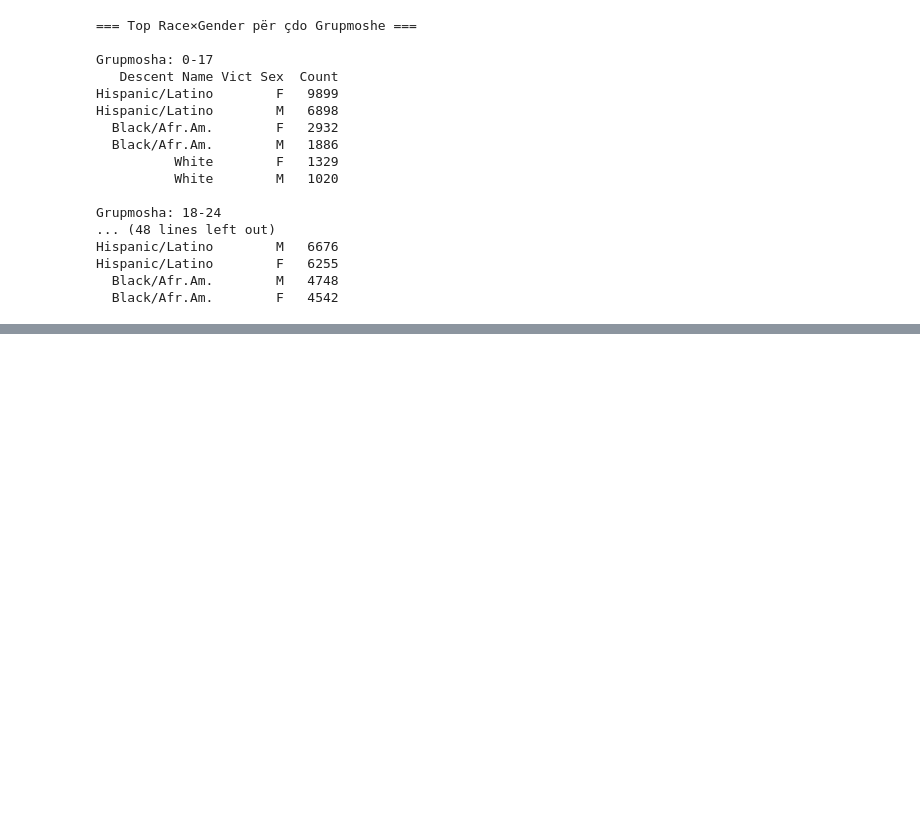
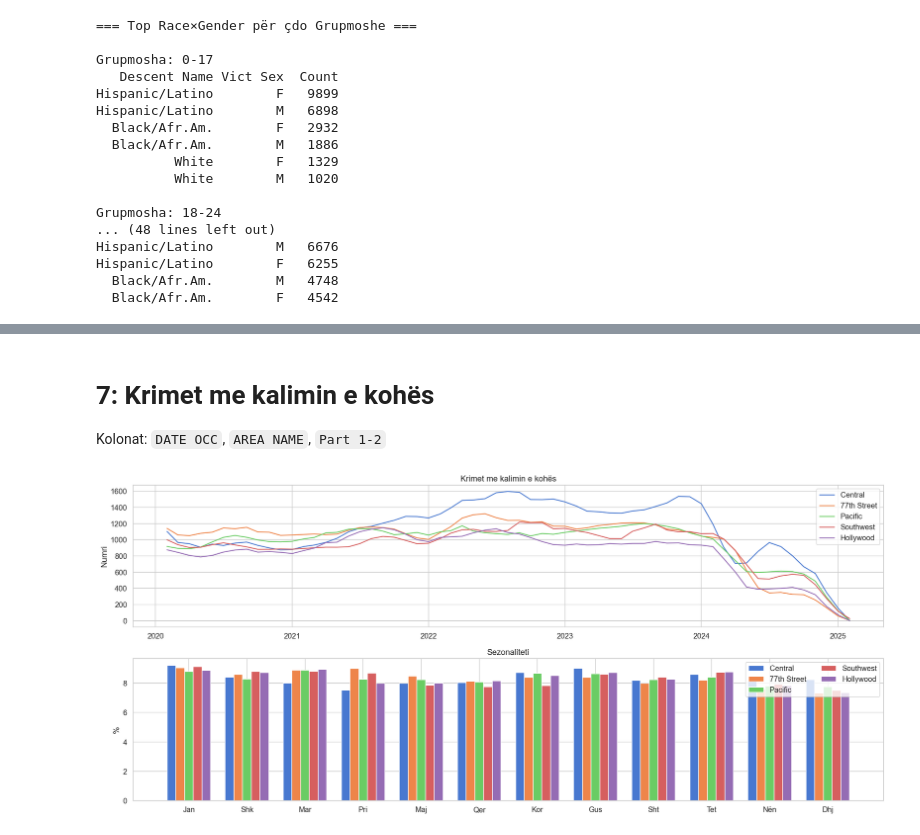
Before and after one commit to kle-di/LAPD-Crime-Analysis, a Jupyter notebook: Crime_analysis.ipynb, the cells around one changed output, grey strips where cells are left out. Cells and saved outputs as stored; diff of their text form; code cells hidden in the pictures; blank space fills up the shorter version.

```diff
--- a/Crime_analysis.ipynb
+++ b/Crime_analysis.ipynb
@@ -890,0 +930,48 @@ Hispanic/Latino        F   6255
+# %% [markdown]
+# 7: Krimet me kalimin e kohës
+
+Kolonat: `DATE OCC`, `AREA NAME`, `Part 1-2`
+# %%
+df_q5 = df.dropna(subset=["DATE OCC", "AREA NAME"]).copy()
+df_q5["DATE OCC"] = pd.to_datetime(df_q5["DATE OCC"], errors="coerce")
+df_q5["Part 1-2"] = pd.to_numeric(df_q5["Part 1-2"], errors="coerce")
+df_q5 = df_q5.dropna(subset=["DATE OCC", "AREA NAME", "Part 1-2"])
+df_q5["YearMonth"] = df_q5["DATE OCC"].dt.to_period("M")
+df_q5["MonthNum"] = df_q5["DATE OCC"].dt.month
+
+top5_areas = df_q5["AREA NAME"].value_counts().head(5).index.tolist()
+df5 = df_q5[df_q5["AREA NAME"].isin(top5_areas)].copy()
+
+monthly = df5.groupby(["YearMonth", "AREA NAME"]).size().unstack(fill_value=0)
+monthly.index = monthly.index.to_timestamp()
+seasonal = df5.groupby(["MonthNum", "AREA NAME"]).size().unstack(fill_value=0).reindex(range(1, 13), fill_value=0)
+
+fig, (ax1, ax2) = plt.subplots(2, 1, figsize=(18, 8))
+
+for area in top5_areas:
+    if area in monthly.columns:
+        ax1.plot(monthly.index, monthly[area].rolling(3, center=True).mean(), label=area)
+
+ax1.set_title("Krimet me kalimin e kohës")
+ax1.set_ylabel("Numri")
+ax1.legend()
+
+months = ["Jan", "Shk", "Mar", "Pri", "Maj", "Qer", "Kor", "Gus", "Sht", "Tet", "Nën", "Dhj"]
+x = np.arange(12)
+w = 0.15
+
+for i, area in enumerate(top5_areas):
+    if area in seasonal.columns:
+        vals = seasonal[area].values
+        ax2.bar(x + i * w, vals / vals.sum() * 100, width=w, label=area)
+
+ax2.set_xticks(x + w * 2)
+ax2.set_xticklabels(months)
+ax2.set_ylabel("%")
+ax2.set_title("Sezonaliteti")
+ax2.legend(ncol=2)
+
+plt.tight_layout()
+plt.show()
+# %% [output]
+[figure, added]
```
Also changed, not shown: parts of 6 cells of this notebook.
